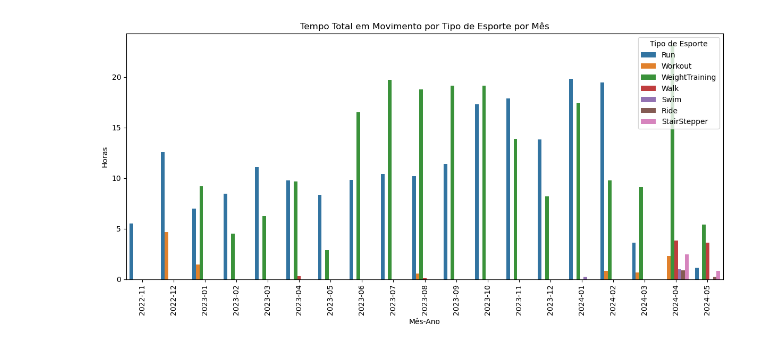
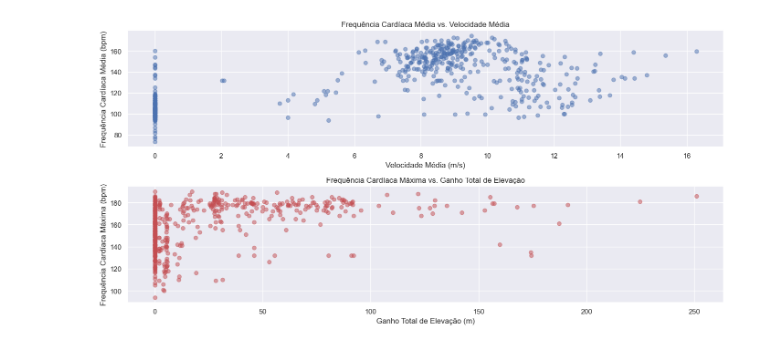
Before and after one commit to idarlenearaujo/PY_PB_Strava, a Jupyter notebook: notebooks/exploracao.ipynb, the cells around one changed output. Cells and saved outputs as stored; diff of their text form; code cells hidden in the pictures.

```diff
--- a/notebooks/exploracao.ipynb
+++ b/notebooks/exploracao.ipynb
@@ -1,6 +13,18 @@
 # %%
+# Importação de bibliotecas
+import os
 import pandas as pd
+import numpy as np
 from datetime import datetime
 import matplotlib.pyplot as plt
 import seaborn as sns
 from numpy import polyfit, poly1d
+import plotly.express as px
+
+# Configurações globais para visualizações
+%matplotlib inline
+sns.set_theme(style="darkgrid")
+
+caminho_usuario = os.path.expanduser('~')
+file = 'Desktop\\codigos\\Python\\Strava_PB_PY\\PY_PB_Strava\\data\\processed\\data.csv'
+arquivo = os.path.join(caminho_usuario, file)
@@ -189,34 +239,0 @@ plot_bar_trend(df_tempo, 'mes_ano', 'duracao_formatada', 'Tempo em Movimento com
-# %%
-# Horas exercitadas por Esporte
-df_teste = df.copy()
-df_teste['start_date_local'] = pd.to_datetime(df_teste['start_date_local'])
-df_teste['duracao'] = pd.to_timedelta(df_teste['duracao'])
-
-def formatar_hhmmss(segundos):
-    return segundos / 3600
-
-# Corrigindo a aplicação da função 'formatar_hhmmss'
-df_teste['duracao_formatada'] = df_teste['duracao'].dt.total_seconds().apply(formatar_hhmmss)
-
-# Agora, agrupe por 'sport_type' e mês do 'start_date_local'
-agrupado = df_teste.groupby([df_teste['sport_type'], df_teste['start_date_local'].dt.tz_localize(None).dt.to_period('M')])['duracao_formatada'].sum()
-
-# Resetando o índice para facilitar a plotagem
-agrupado = agrupado.reset_index()
-agrupado.rename(columns={'duracao_formatada': 'total_hours'}, inplace=True)
-
-agrupado.sort_values('start_date_local', inplace=True)
-
-plt.figure(figsize=(12,6))
-sns.barplot(x='start_date_local', y='total_hours', hue='sport_type', data=agrupado)
-
-plt.title('Tempo Total em Movimento por Tipo de Esporte por Mês')
-plt.xlabel('Mês-Ano')
-plt.ylabel('Horas')
-plt.legend(title='Tipo de Esporte')
-plt.xticks(rotation=90)
-plt.tight_layout()
-
-plt.show()
-# %% [output]
-[figure, removed]
@@ -222,0 +337,23 @@ plt.show()
+# %%
+plt.figure(figsize=(14, 7))
+
+# Gráfico para frequência cardíaca média vs. velocidade média
+plt.subplot(2, 1, 1)
+plt.scatter(df['average_speed'], df['average_heartrate'], alpha=0.5)
+plt.title('Frequência Cardíaca Média vs. Velocidade Média')
+plt.xlabel('Velocidade Média (m/s)')
+plt.ylabel('Frequência Cardíaca Média (bpm)')
+plt.grid(True)
+
+# Agora, um gráfico para a relação entre a frequência cardíaca máxima e a elevação máxima
+plt.subplot(2, 1, 2)
+plt.scatter(df['total_elevation_gain'], df['max_heartrate'], alpha=0.5, color='r')
+plt.title('Frequência Cardíaca Máxima vs. Ganho Total de Elevação')
+plt.xlabel('Ganho Total de Elevação (m)')
+plt.ylabel('Frequência Cardíaca Máxima (bpm)')
+plt.grid(True)
+
+plt.tight_layout()
+plt.show()
+# %% [output]
+[figure, added]
```
Also changed, not shown: parts of 32 cells of this notebook, 3 other files.
